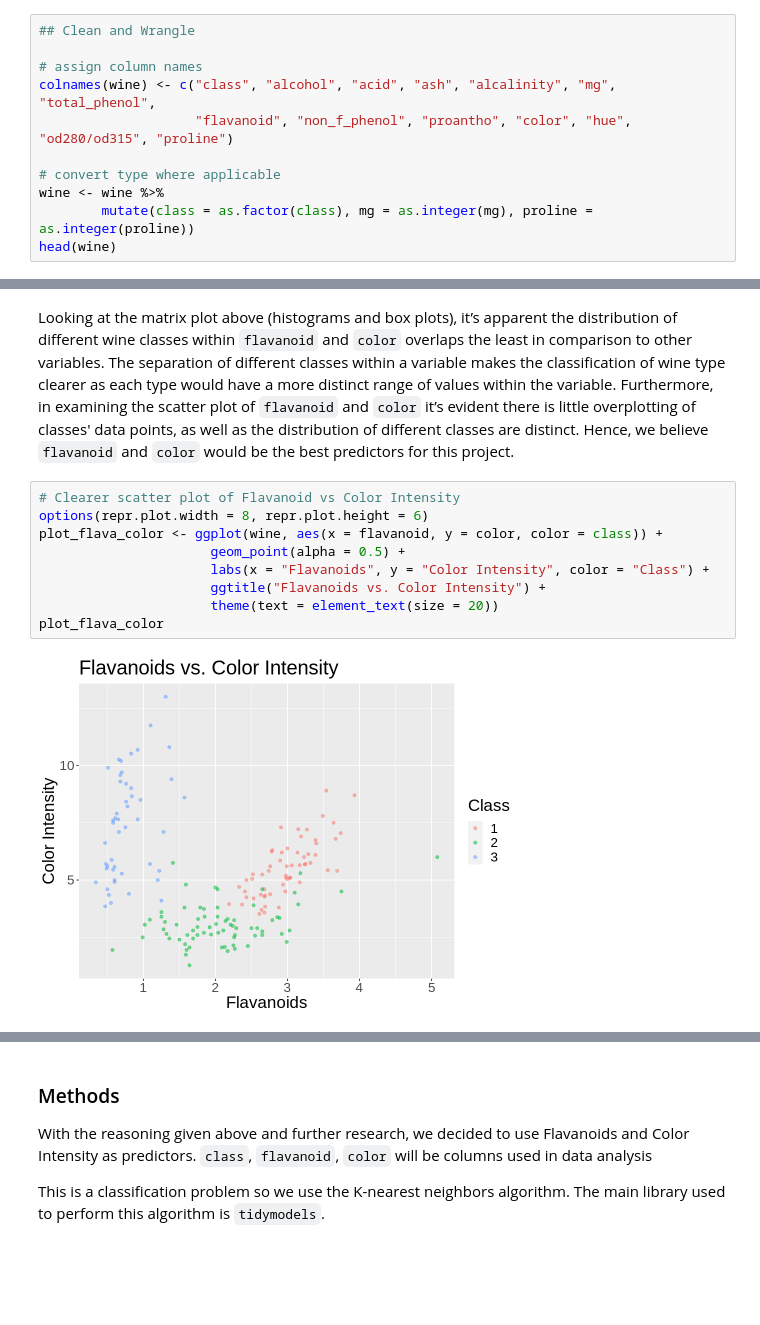
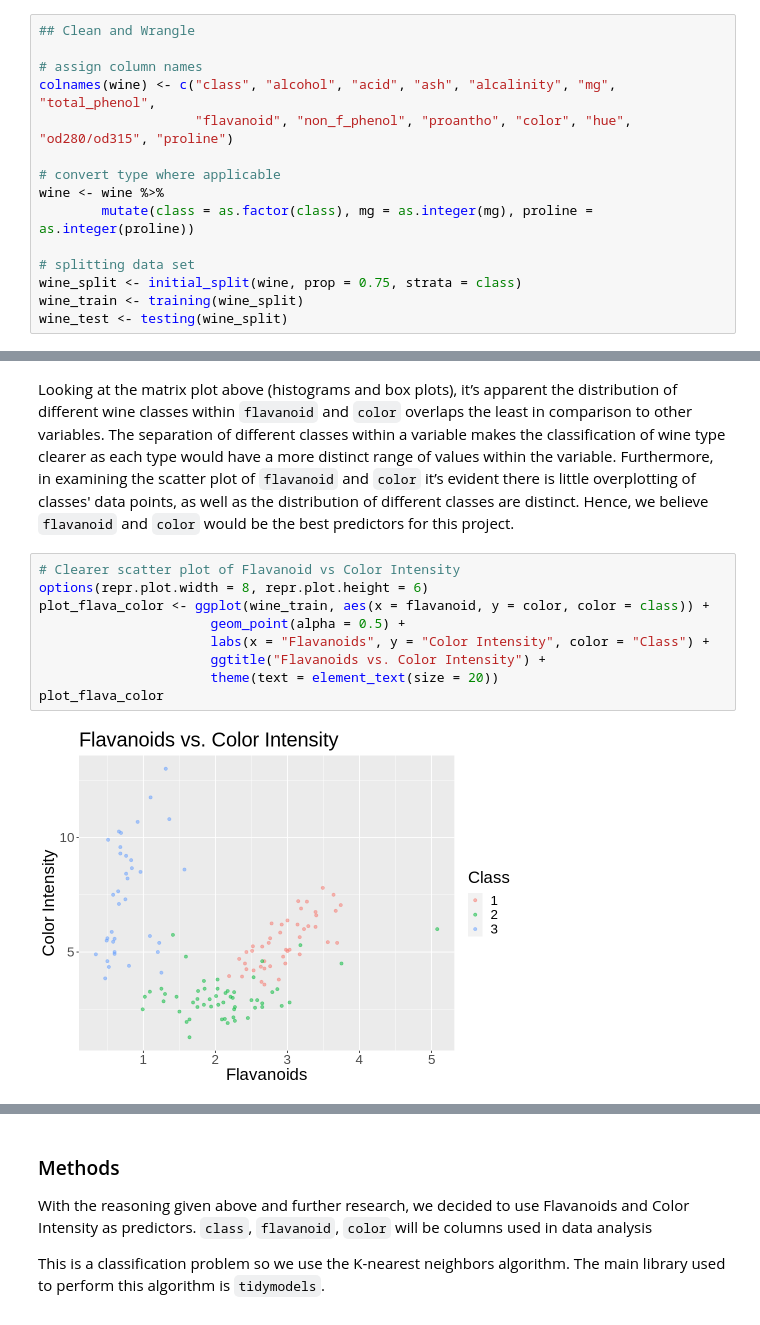
Before and after one commit to Herman-Liao/dsci100groupproject, a Jupyter notebook: Wine Analysis.ipynb, the cells around one changed output, grey strips where cells are left out. Drawn from its saved outputs; the diff is of its cells as text; blank space fills up the shorter version.

Commit message:
Redo splitting + Added steps for analysis

```diff
--- a/Wine Analysis.ipynb
+++ b/Wine Analysis.ipynb
@@ -57,4 +102,8 @@ colnames(wine) <- c("class", "alcohol", "acid", "ash", "alcalinity", "mg", "tota
 # convert type where applicable
 wine <- wine %>%
         mutate(class = as.factor(class), mg = as.integer(mg), proline = as.integer(proline))
-head(wine)
+
+# splitting data set
+wine_split <- initial_split(wine, prop = 0.75, strata = class)
+wine_train <- training(wine_split)
+wine_test <- testing(wine_split)
@@ -157,11 +198,11 @@ Looking at the matrix plot above (histograms and box plots), it’s apparent the
 # %%
 # Clearer scatter plot of Flavanoid vs Color Intensity
 options(repr.plot.width = 8, repr.plot.height = 6)
-plot_flava_color <- ggplot(wine, aes(x = flavanoid, y = color, color = class)) +
+plot_flava_color <- ggplot(wine_train, aes(x = flavanoid, y = color, color = class)) +
                       geom_point(alpha = 0.5) +
                       labs(x = "Flavanoids", y = "Color Intensity", color = "Class") +
                       ggtitle("Flavanoids vs. Color Intensity") +
                       theme(text = element_text(size = 20))
 plot_flava_color
 # %% [output]
-[figure, old version]
+[figure, new version]
```
Also changed, not shown: parts of 10 cells of this notebook.
